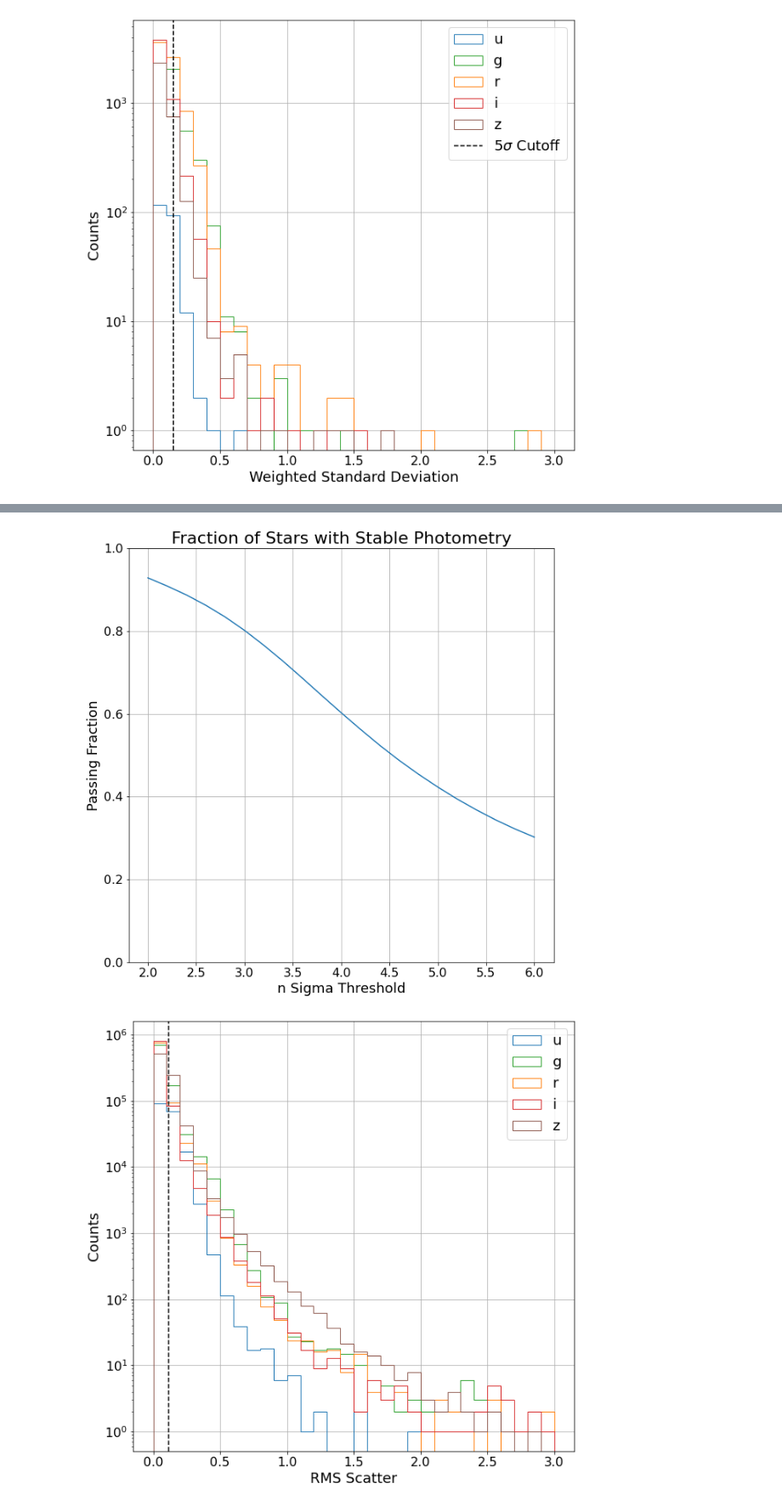
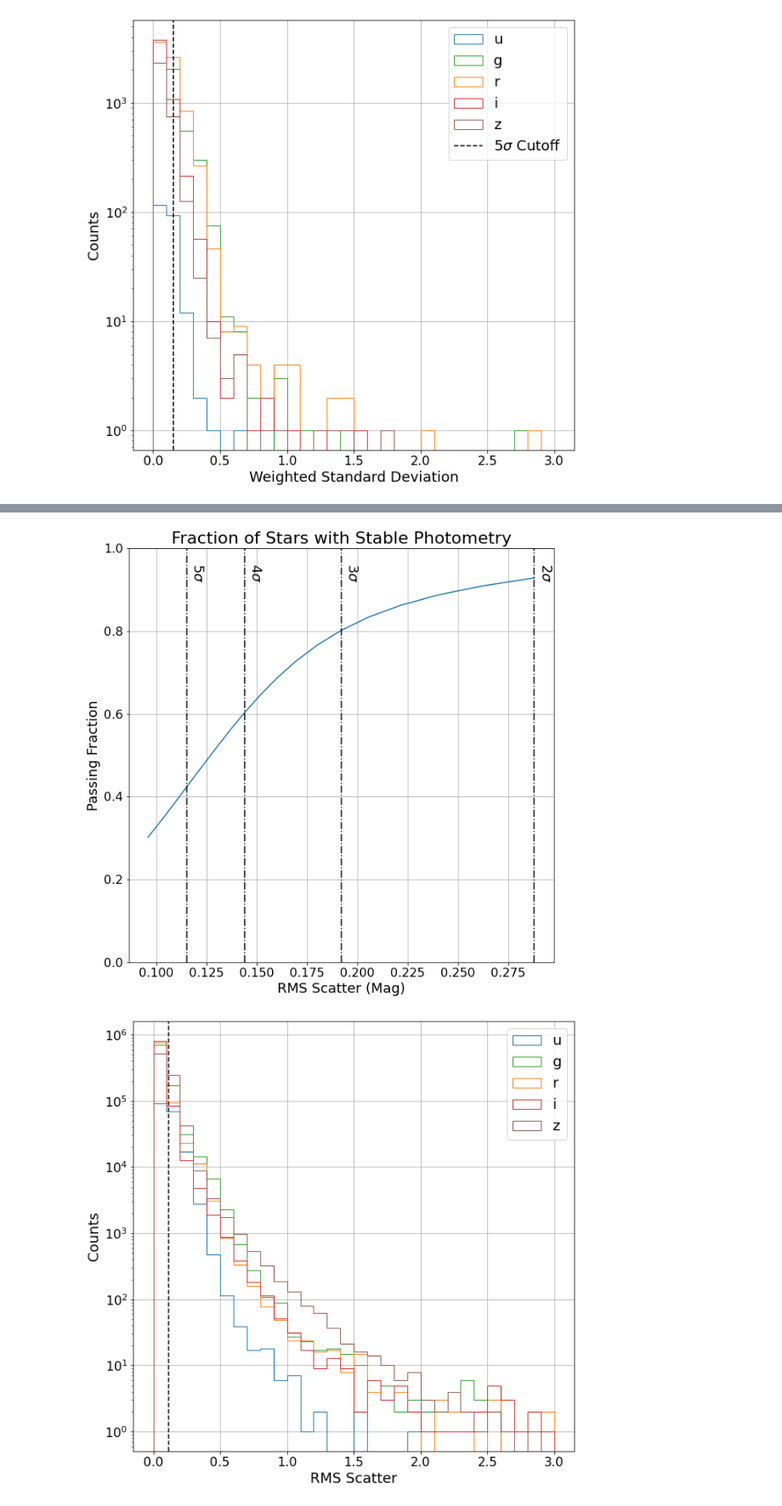
Before and after one commit to adriansh95/StringMicrolensing, a Jupyter notebook: nsc_lightcurves.ipynb, the cells around one changed output, grey strips where cells are left out. Shown at 85% size. Drawn from its saved outputs; the diff is of its cells as text; code cells hidden in the pictures.

```diff
--- a/nsc_lightcurves.ipynb
+++ b/nsc_lightcurves.ipynb
@@ -113,5 +20,5 @@ def aggregator_weighted_std(df, mag_column="mag_auto", magerr_column="magerr_aut
 lmc_center = SkyCoord("05h23m34s", "−69d45.4m")
 lmc_ra = lmc_center.ra.deg
 lmc_dec = lmc_center.dec.deg
-search_radius = 5
+search_radius = 40
 n_detections = 10
@@ -141,6 +24,0 @@ qc.query(sql=query, out="mydb://lightcurves")
-# %%
-q = """
-SELECT *
-    FROM mydb://lightcurves
-"""
-lightcurve_df = qc.query(sql=q, fmt="pandas")
@@ -147,3 +85,4 @@ lightcurve_df = qc.query(sql=q, fmt="pandas")
 # %%
-lightcurve_df = pd.read_feather("/dlusers/adriansh/work/analyses/results/strings/nsc_lightcurve_df.feather")
-lensing_df = pd.read_feather("/dlusers/adriansh/work/analyses/results/strings/nsc_lensing_df.feather")
+# lightcurve_df = pd.read_feather("/dlusers/adriansh/work/analyses/results/strings/nsc_100klightcurve_df.feather")
+lensing_df = pd.read_feather("/dlusers/adriansh/work/analyses/results/strings/nsc_lensing_df_100k.feather")
+cluster_labelled_df = pd.read_feather("/dlusers/adriansh/work/analyses/results/strings/nsc_100klightcurve_df.feather")
@@ -306,30 +209,44 @@ Wall time: 2min 15s
 # %%
+fig, ax = plt.subplots(figsize=(10, 10))
 cond = rms_df[rms_df.columns[5:]] > n_detections
 m = pd.DataFrame(data=False, index=rms_df.index, columns=rms_df.columns)
 x = np.linspace(2, 6, num=21)
+mag = 2.5 * np.log10(1.7) / x
 y = []
 
 for xx in x:
     m[m.columns[5:]] = True
     m[m.columns[:5]] = cond
 
     rms_df.where(m, other=0, inplace=True)
     m2 = (rms_df[rms_df.columns[:5]] < 2.5 * np.log10(1.7) / xx).all(axis=1)
 
     y.append(len(rms_df.loc[m2]) / len(rms_df))
 
-fig, ax = plt.subplots(figsize=(10, 10))
-ax.plot(x, y)
+
+
+ax.plot(mag, y)
 ax.tick_params(labelsize=16)
-ax.set_xlabel("n Sigma Threshold", fontsize=18)
+ax.set_xlabel("RMS Scatter (Mag)", fontsize=18)
 ax.set_ylabel("Passing Fraction", fontsize=18)
 ax.grid(visible=True)
 ax.set_title("Fraction of Stars with Stable Photometry", fontsize=22)
 ax.set_ylim((0, 1))
+blended_transform = ax.get_xaxis_transform()
+axis_transform = ax.transAxes
+axis_transform_inverse = axis_transform.inverted()
+
+labels = [r"2$\sigma$", r"3$\sigma$", r"4$\sigma$", r"5$\sigma$"]
+
+for xx, l in zip(range(2, 6), labels):
+    ax.axvline(2.5 * np.log10(1.7) / xx, color='k', linestyle="-.")
+    (xcoord, ycoord) = axis_transform_inverse.transform(blended_transform.transform((2.5 * np.log10(1.7) / xx, 0.925)))
+    ax.text(xcoord+0.01, ycoord, l, fontsize=18, transform=axis_transform, rotation=-90)
+
 plt.show(fig)
 fig.savefig(f"{fig_dir}stable_photometry_fraction.png")
 # %% [output]
-[figure, old version]
+[figure, new version]
 # %%
 filters = np.array(['u', 'g', 'r', 'i', 'z'])
 bins = np.linspace(0, 3, num=31)
```
Also changed, not shown: parts of 15 cells of this notebook, 1 other file.
